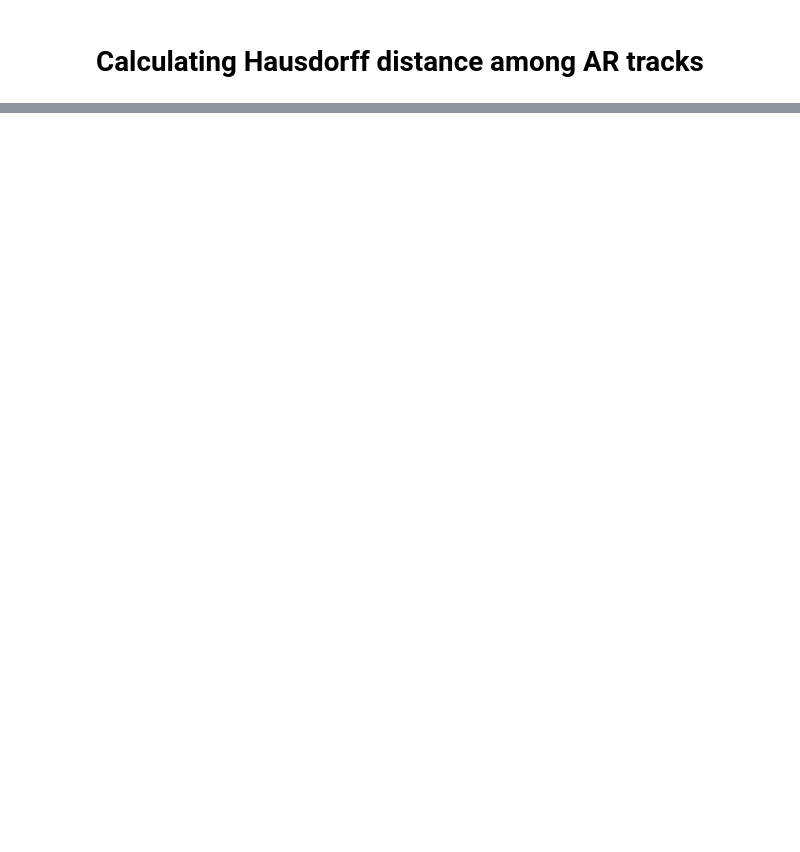
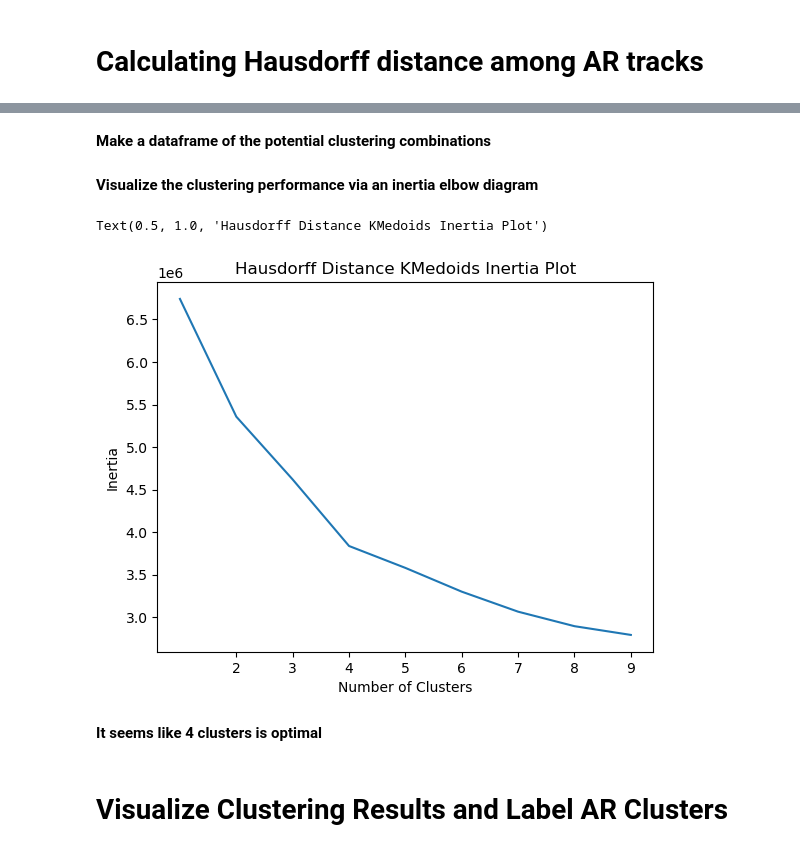
Before and after one commit to kellyrmat/ar_ivt, a Jupyter notebook: AR Tracks Haussdorf Distance.ipynb, the cells around one changed output, grey strips where cells are left out. Saved outputs shown, nothing was run; the diff lists cells and outputs as text; code cells hidden in the pictures; blank space fills up the shorter version.

Commit message:
Code with MHD and Medoid Clusters

```diff
--- a/AR Tracks Haussdorf Distance.ipynb
+++ b/AR Tracks Haussdorf Distance.ipynb
@@ -38,0 +67,2 @@ np.save('AR-track_HD-array',d2)
+# %%
+distance_matrix = np.load('WestCoastAR-Coords_Distances.npy')
@@ -38,0 +71,21 @@ np.save('AR-track_HD-array',d2)
+# %%
+def generate_Nclusters(distance_matrix,n_clusters):
+
+    labels = []
+    inertias = []
+    names = []
+
+    for i in np.arange(1,n_clusters):
+
+        # Implement sklearn_extra's kmedoids algorithm
+        clustering  = KMedoids(n_clusters = i, random_state=42).fit(distance_matrix)
+        # Add the cluster labels and inertia to the output lists
+        labels.append(clustering.labels_)
+        inertias.append(clustering.inertia_)
+        names.append(i)
+
+    return labels, inertias, names
+# %%
+labels, inertias, names = generate_Nclusters(distance_matrix,10)
+# %% [markdown]
+**Make a dataframe of the potential clustering combinations**
@@ -38,0 +106,13 @@ np.save('AR-track_HD-array',d2)
+# %% [markdown]
+**Visualize the clustering performance via an inertia elbow diagram**
+# %%
+plt.plot(inertias)
+plt.xticks(np.arange(1,9),np.arange(2,10))
+plt.ylabel('Inertia')
+plt.xlabel('Number of Clusters')
+plt.title('Hausdorff Distance KMedoids Inertia Plot')
+# %% [output]
+Text(0.5, 1.0, 'Hausdorff Distance KMedoids Inertia Plot')
+[figure, added]
+# %% [markdown]
+**It seems like 4 clusters is optimal**
@@ -38,0 +121,2 @@ np.save('AR-track_HD-array',d2)
+# %% [markdown]
+# Visualize Clustering Results and Label AR Clusters
```
Also changed, not shown: parts of 23 cells of this notebook.
